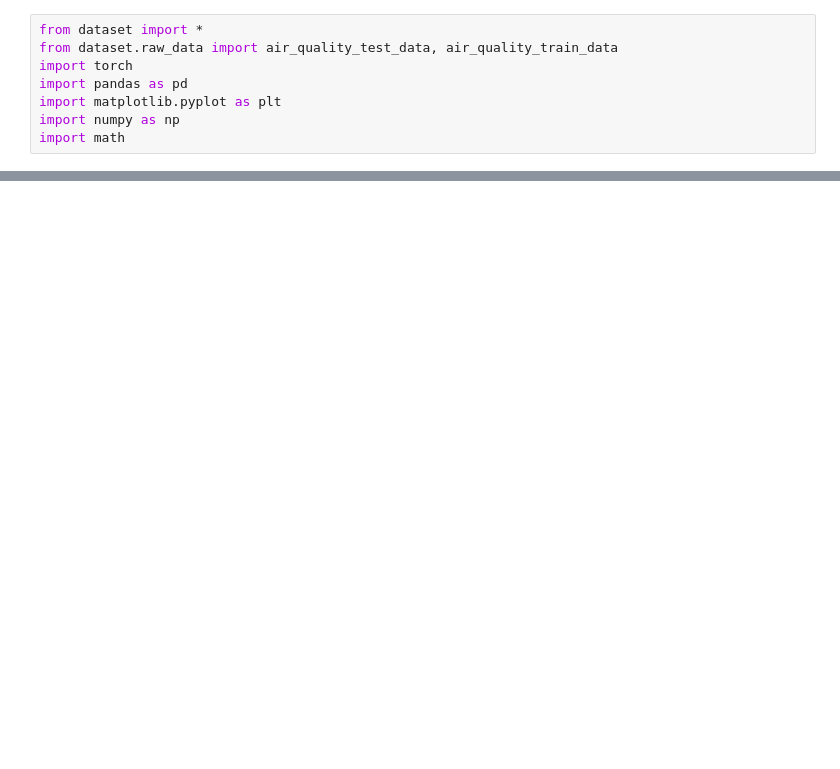
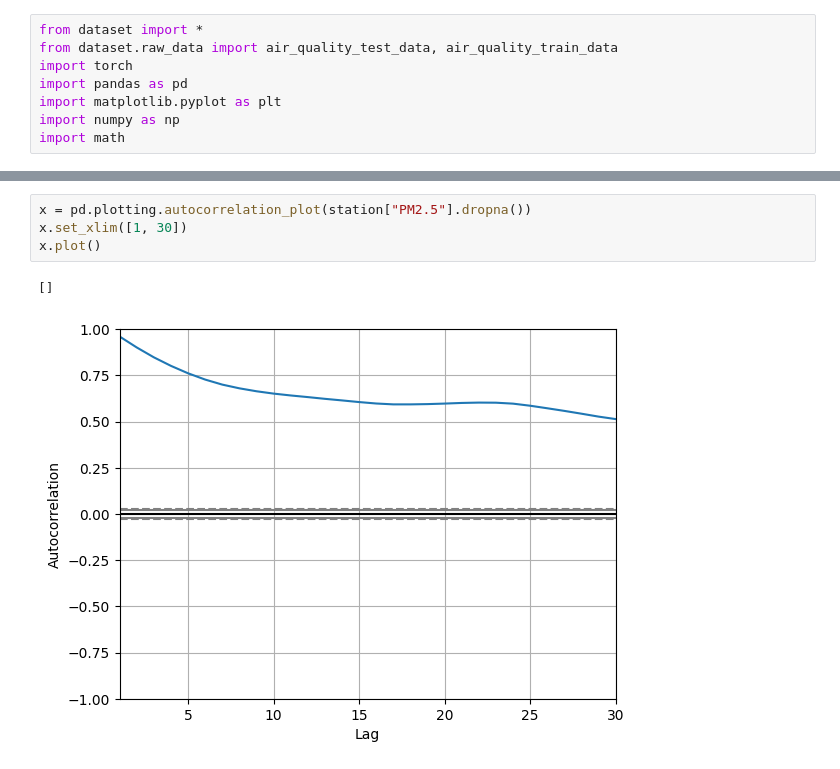
Before and after one commit to hoang1007/air-quality-forecasting, a Jupyter notebook: src/draft.ipynb, the cells around one changed output, grey strips where cells are left out. Cells and saved outputs as stored; diff of their text form; blank space fills up the shorter version.

```diff
--- a/src/draft.ipynb
+++ b/src/draft.ipynb
@@ -328,0 +126,7 @@ plt.plot(tar_grid[0, :, 0], tar_grid[0, :, 1], "gx")
+# %%
+x = pd.plotting.autocorrelation_plot(station["PM2.5"].dropna())
+x.set_xlim([1, 30])
+x.plot()
+# %% [output]
+[]
+[figure, added]
```
Also changed, not shown: parts of 43 cells of this notebook.
